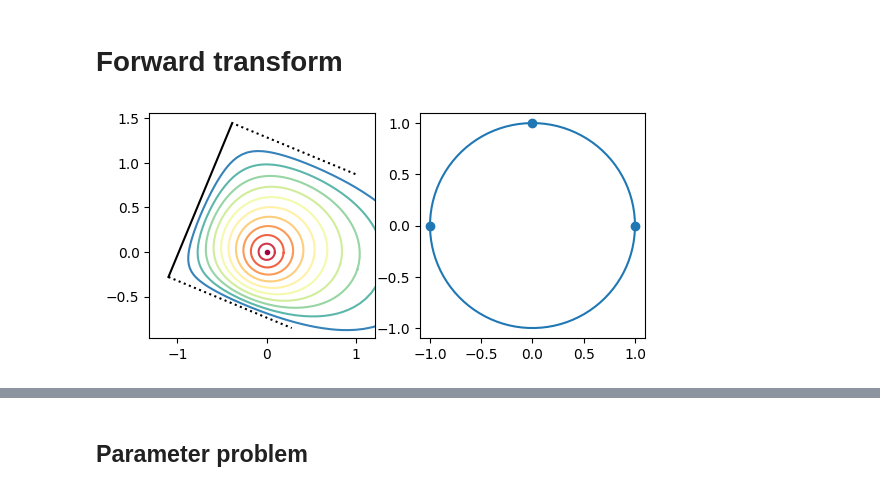
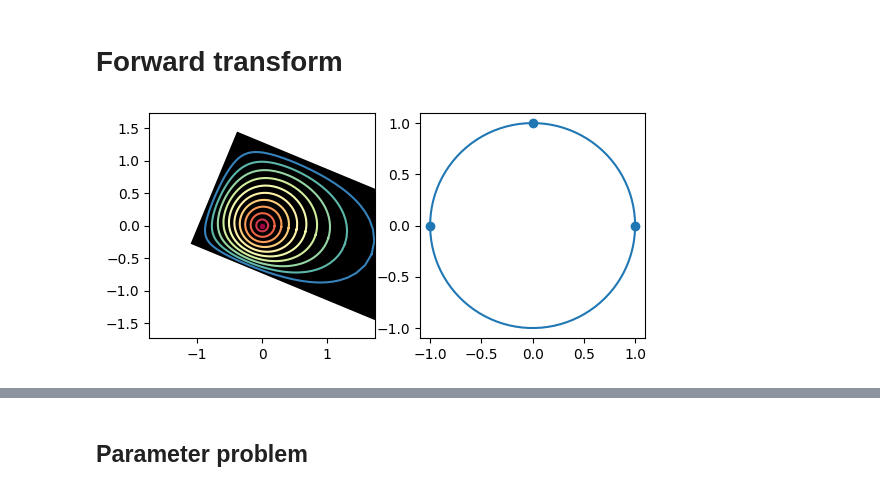
Before and after one commit to pmldrmota/SchwarzChristoffelDisk.jl, a Jupyter notebook: examples/sc-transform-plots.ipynb, the cells around one changed output, grey strips where cells are left out. Saved outputs shown, nothing was run; the diff lists cells and outputs as text; code cells hidden in the pictures.

Commit message:
plots: add polygon fill option and change limits
Always center plot around 0

```diff
--- a/examples/sc-transform-plots.ipynb
+++ b/examples/sc-transform-plots.ipynb
@@ -6,9 +4,9 @@ using StaticArrays, SchwarzChristoffelDisk
 # Forward transform
 # %%
 scderiv = SchwarzChristoffel(SA[0, π/2, π], SA[1, 1/2, 1/2])
-sc_plot(scderiv, 10, 200)
+sc_plot(scderiv, 10, 200, "Spectral", true)
 # %% [output]
-[figure, old version]
+[figure, new version]
 # %%
 scderiv = SchwarzChristoffel(SA[0, π/2, π], SA[2/3, 2/3, 2/3])
 sc_plot(scderiv, 10, 200, "GnBu")
```
Also changed, not shown: parts of 5 cells of this notebook, 1 other file.
